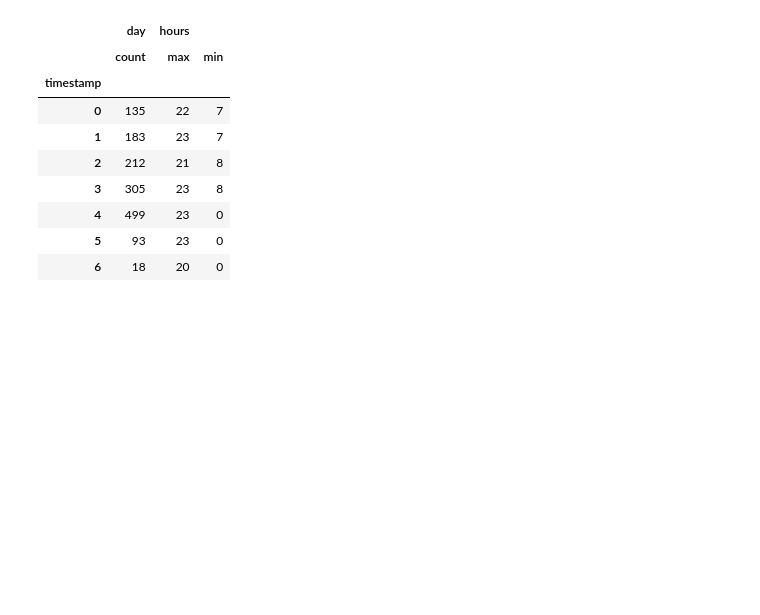
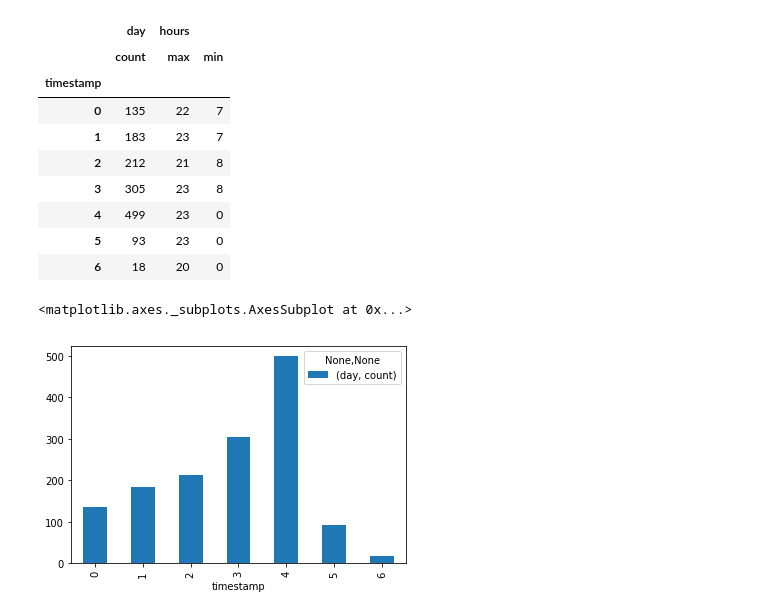
Before and after one commit to YuRiTan/class_8_project, a Jupyter notebook: notebooks/test_workbook_robin.ipynb, the cells around one changed output. Cells and saved outputs as stored; diff of their text form; code cells hidden in the pictures; blank space fills up the shorter version.

Commit message:
added three plots to notebook

```diff
--- a/notebooks/test_workbook_robin.ipynb
+++ b/notebooks/test_workbook_robin.ipynb
@@ -152,3 +152,8 @@ df.groupby(by=df['timestamp'].dt.weekday).agg({'day':['count'], 'hours':['max',
 | 4 | 499 | 23 | 0 |
 | 5 | 93 | 23 | 0 |
 | 6 | 18 | 20 | 0 |
+# %%
+df.groupby(by=df['timestamp'].dt.weekday).agg({'day':['count']}).plot(kind='bar')
+# %% [output]
+<matplotlib.axes._subplots.AxesSubplot at 0x...>
+[figure, added]
```
Also changed, not shown: parts of 1 cell of this notebook.
